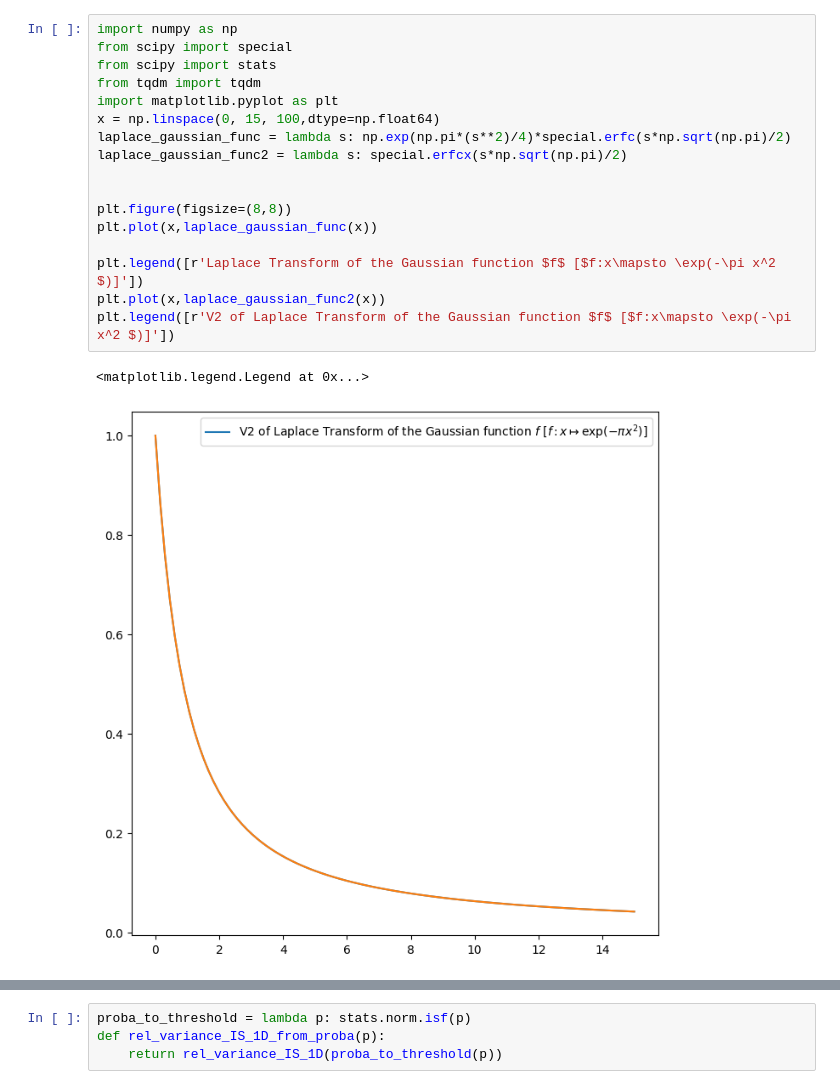
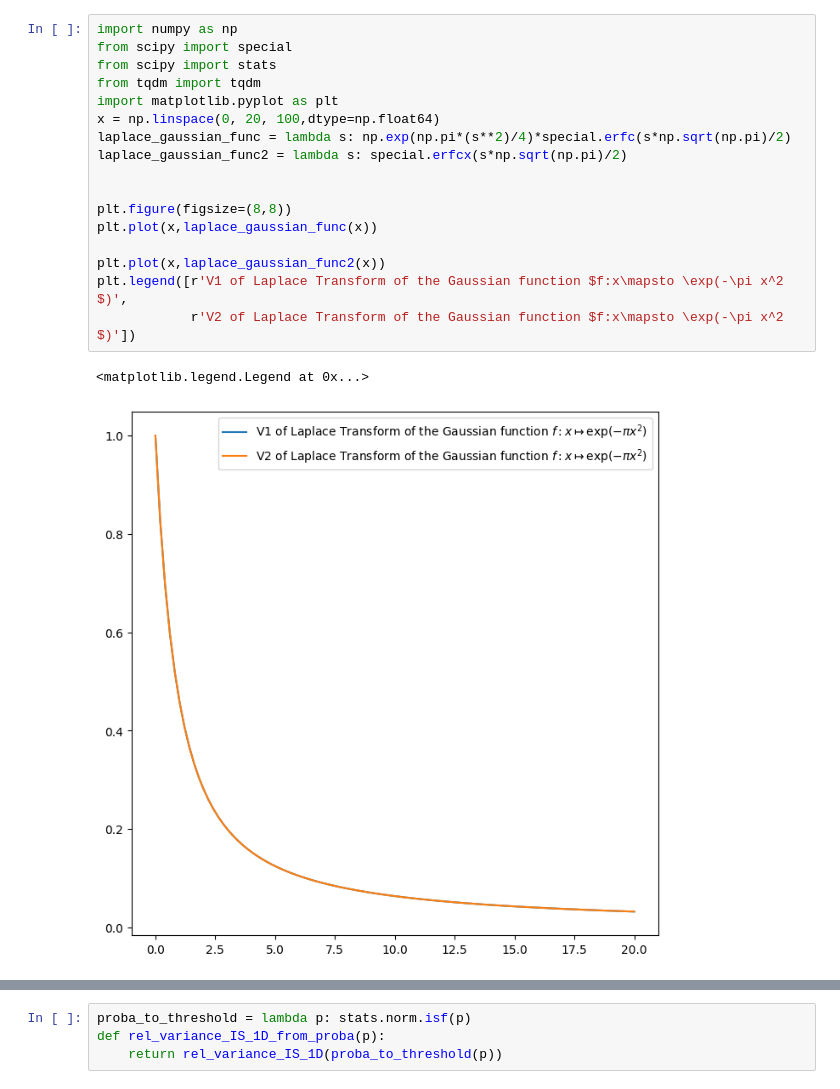
Before and after one commit to karimtito/stat_reliability_measure, a Jupyter notebook: notebooks/1D_variance_IS.ipynb, the cells around one changed output, grey strips where cells are left out. Cells and saved outputs as stored; diff of their text form.

```diff
--- a/notebooks/1D_variance_IS.ipynb
+++ b/notebooks/1D_variance_IS.ipynb
@@ -1,23 +1,23 @@
 # %%
 import numpy as np
 from scipy import special
 from scipy import stats
 from tqdm import tqdm
 import matplotlib.pyplot as plt
-x = np.linspace(0, 15, 100,dtype=np.float64)
+x = np.linspace(0, 20, 100,dtype=np.float64)
 laplace_gaussian_func = lambda s: np.exp(np.pi*(s**2)/4)*special.erfc(s*np.sqrt(np.pi)/2)
 laplace_gaussian_func2 = lambda s: special.erfcx(s*np.sqrt(np.pi)/2)
 
 
 plt.figure(figsize=(8,8))
 plt.plot(x,laplace_gaussian_func(x))
 
-plt.legend([r'Laplace Transform of the Gaussian function $f$ [$f:x\mapsto \exp(-\pi x^2 $)]'])
 plt.plot(x,laplace_gaussian_func2(x))
-plt.legend([r'V2 of Laplace Transform of the Gaussian function $f$ [$f:x\mapsto \exp(-\pi x^2 $)]'])
+plt.legend([r'V1 of Laplace Transform of the Gaussian function $f:x\mapsto \exp(-\pi x^2 $)',
+            r'V2 of Laplace Transform of the Gaussian function $f:x\mapsto \exp(-\pi x^2 $)'])
 # %% [output]
 <matplotlib.legend.Legend at 0x...>
-[figure, old version]
+[figure, new version]
 # %%
 laplace_gaussian_distrib = lambda s: laplace_gaussian_func2(np.sqrt(2*np.pi)*s)
 
```
Also changed, not shown: parts of 7 cells of this notebook, 35 other files.
